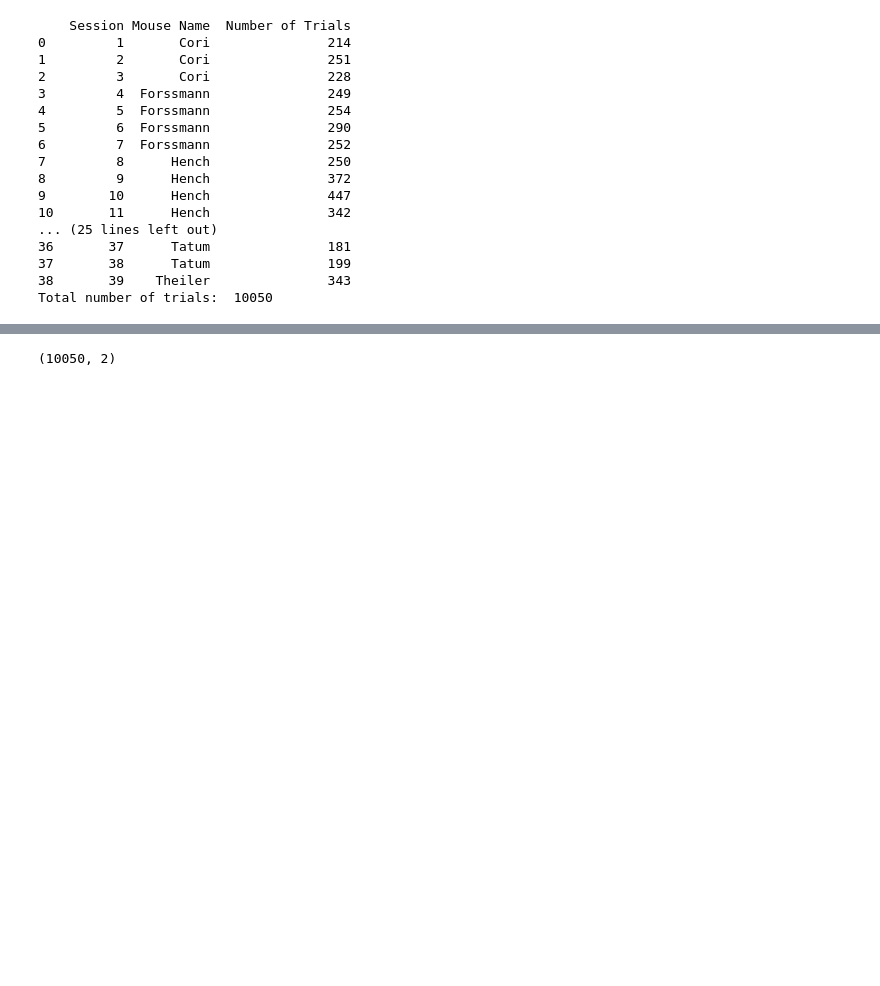
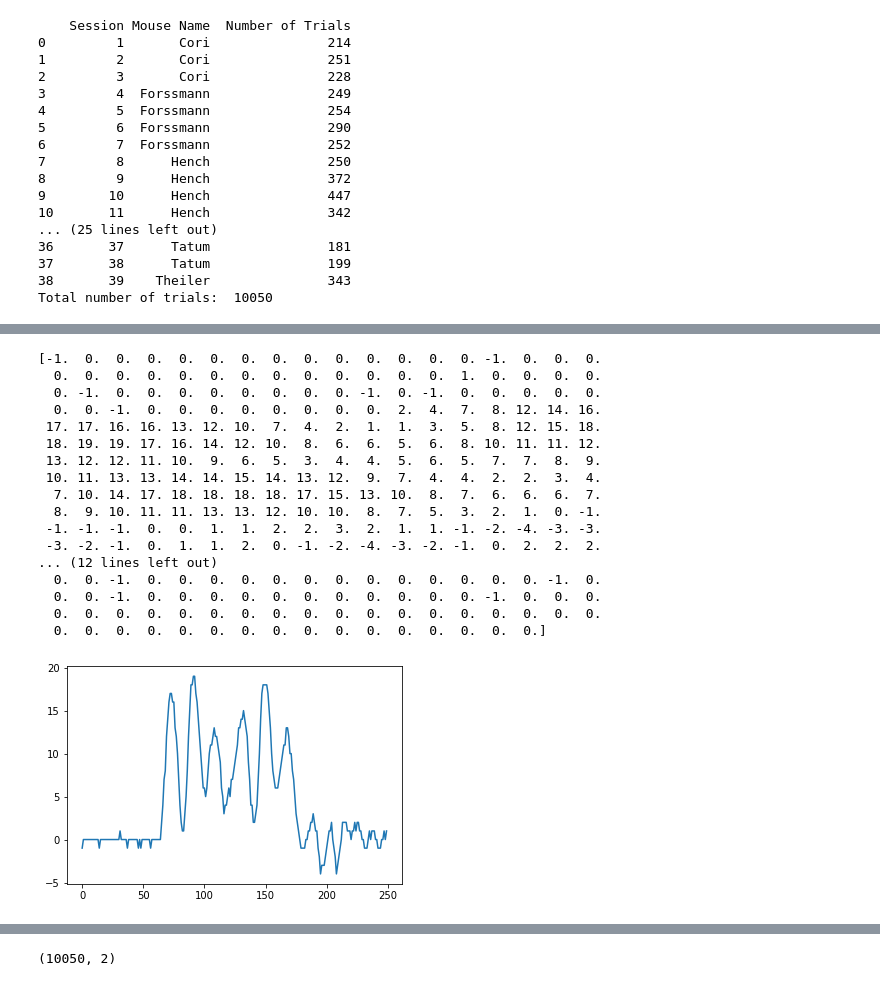
Before and after one commit to jordanlei/neuromatch-project, a Jupyter notebook: data_extraction_UNIFIED.ipynb, the cells around one changed output, grey strips where cells are left out. Drawn from its saved outputs; the diff is of its cells as text; code cells hidden in the pictures; blank space fills up the shorter version.

```diff
--- a/data_extraction_UNIFIED.ipynb
+++ b/data_extraction_UNIFIED.ipynb
@@ -235,0 +230,25 @@ data_extracted.head()
+# %%
+plt.plot(data_extracted['wheel_velocity'][0])
+# plt.plot(data_extracted['wheel_acceleration'][0], color = 'r')
+
+print(data_extracted['wheel_velocity'][0])
+print(dat['wheel'][0][0])
+# %% [output]
+[-1.  0.  0.  0.  0.  0.  0.  0.  0.  0.  0.  0.  0.  0. -1.  0.  0.  0.
+  0.  0.  0.  0.  0.  0.  0.  0.  0.  0.  0.  0.  0.  1.  0.  0.  0.  0.
+  0. -1.  0.  0.  0.  0.  0.  0.  0.  0. -1.  0. -1.  0.  0.  0.  0.  0.
+  0.  0. -1.  0.  0.  0.  0.  0.  0.  0.  0.  2.  4.  7.  8. 12. 14. 16.
+ 17. 17. 16. 16. 13. 12. 10.  7.  4.  2.  1.  1.  3.  5.  8. 12. 15. 18.
+ 18. 19. 19. 17. 16. 14. 12. 10.  8.  6.  6.  5.  6.  8. 10. 11. 11. 12.
+ 13. 12. 12. 11. 10.  9.  6.  5.  3.  4.  4.  5.  6.  5.  7.  7.  8.  9.
+ 10. 11. 13. 13. 14. 14. 15. 14. 13. 12.  9.  7.  4.  4.  2.  2.  3.  4.
+  7. 10. 14. 17. 18. 18. 18. 18. 17. 15. 13. 10.  8.  7.  6.  6.  6.  7.
+  8.  9. 10. 11. 11. 13. 13. 12. 10. 10.  8.  7.  5.  3.  2.  1.  0. -1.
+ -1. -1. -1.  0.  0.  1.  1.  2.  2.  3.  2.  1.  1. -1. -2. -4. -3. -3.
+ -3. -2. -1.  0.  1.  1.  2.  0. -1. -2. -4. -3. -2. -1.  0.  2.  2.  2.
+... (12 lines left out)
+  0.  0. -1.  0.  0.  0.  0.  0.  0.  0.  0.  0.  0.  0.  0.  0. -1.  0.
+  0.  0. -1.  0.  0.  0.  0.  0.  0.  0.  0.  0.  0.  0. -1.  0.  0.  0.
+  0.  0.  0.  0.  0.  0.  0.  0.  0.  0.  0.  0.  0.  0.  0.  0.  0.  0.
+  0.  0.  0.  0.  0.  0.  0.  0.  0.  0.  0.  0.  0.  0.  0.  0.]
+[figure, added]
```
Also changed, not shown: parts of 9 cells of this notebook, 1 other file.
